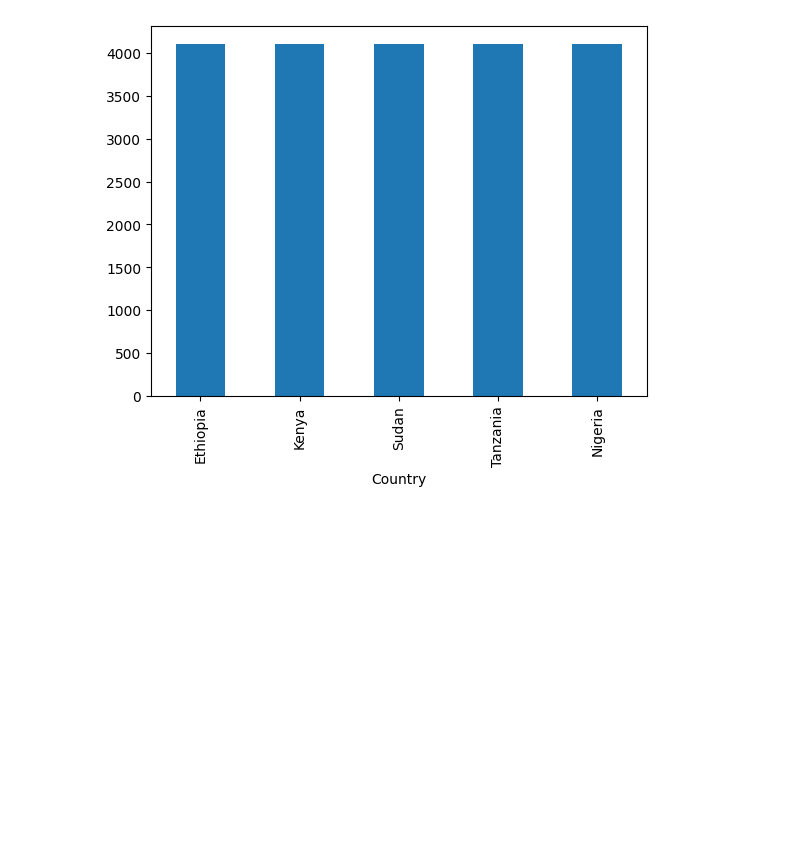
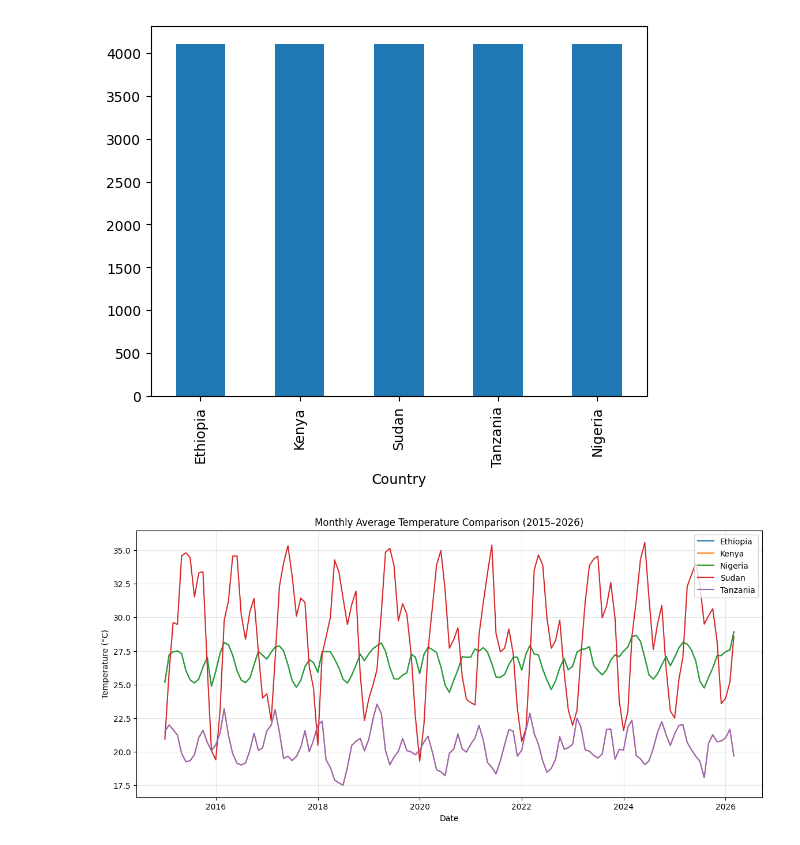
Before and after one commit to Sheyeeget/climate-challenge-week-0, a Jupyter notebook: notebooks/compare_countries.ipynb, the cells around one changed output. Drawn from its saved outputs; the diff is of its cells as text; code cells hidden in the pictures; blank space fills up the shorter version.

Commit message:
feat: complete cross-country comparison and vulnerability ranking

```diff
--- a/notebooks/compare_countries.ipynb
+++ b/notebooks/compare_countries.ipynb
@@ -30,3 +30,20 @@ combined['Country'].value_counts().plot(kind='bar')
 # %% [output]
 <Axes: xlabel='Country'>
 [figure]
+# %%
+
+monthly_temp = combined.groupby(['Country', 'Year', 'Month'])['T2M'].mean().reset_index()
+monthly_temp['Date'] = pd.to_datetime(monthly_temp['Year'].astype(str) + '-' + monthly_temp['Month'].astype(str))
+
+plt.figure(figsize=(14,6))
+for country in monthly_temp['Country'].unique():
+    subset = monthly_temp[monthly_temp['Country'] == country]
+    plt.plot(subset['Date'], subset['T2M'], label=country, linewidth=1.5)
+plt.legend()
+plt.title('Monthly Average Temperature Comparison (2015–2026)')
+plt.xlabel('Date')
+plt.ylabel('Temperature (°C)')
+plt.grid(alpha=0.3)
+plt.show()
+# %% [output]
+[figure, added]
```
Also changed, not shown: parts of 7 cells of this notebook.
